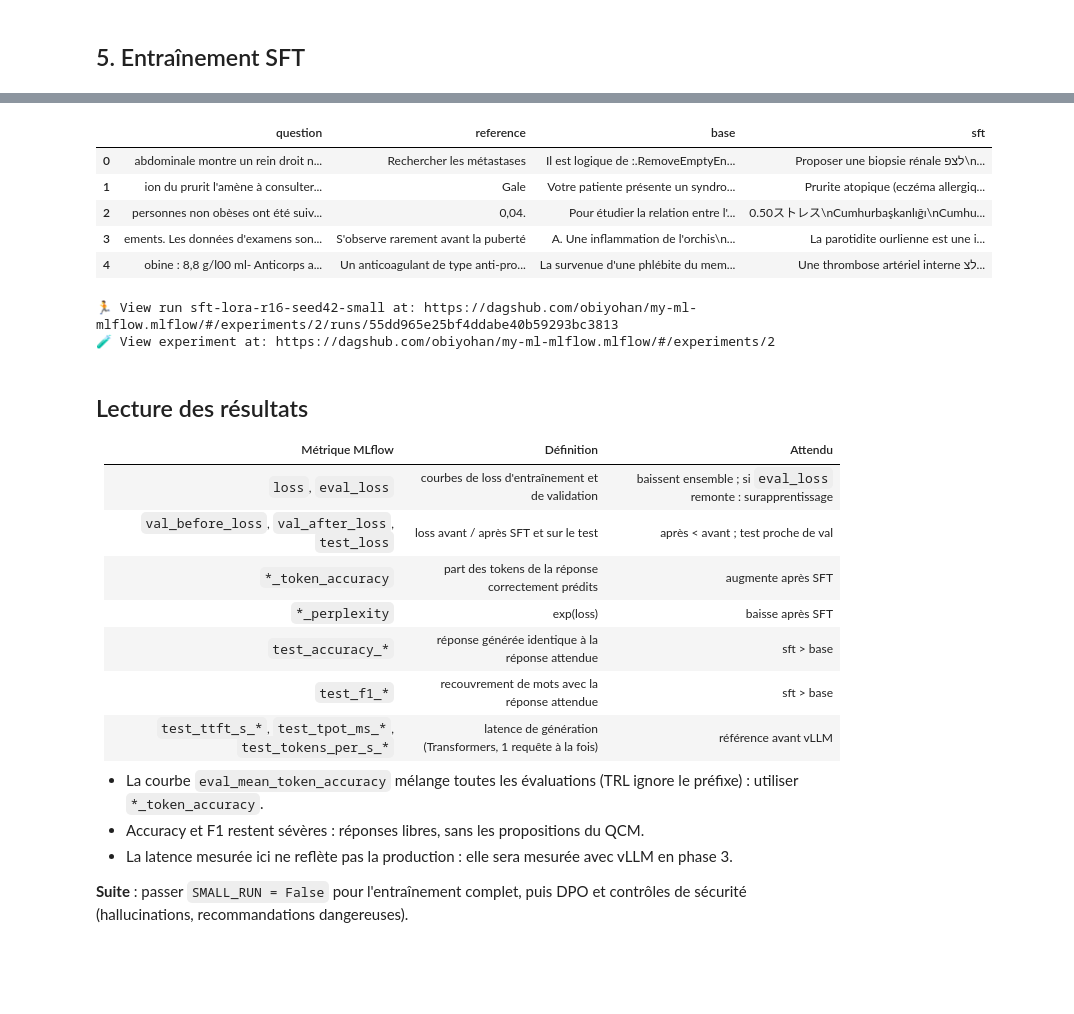
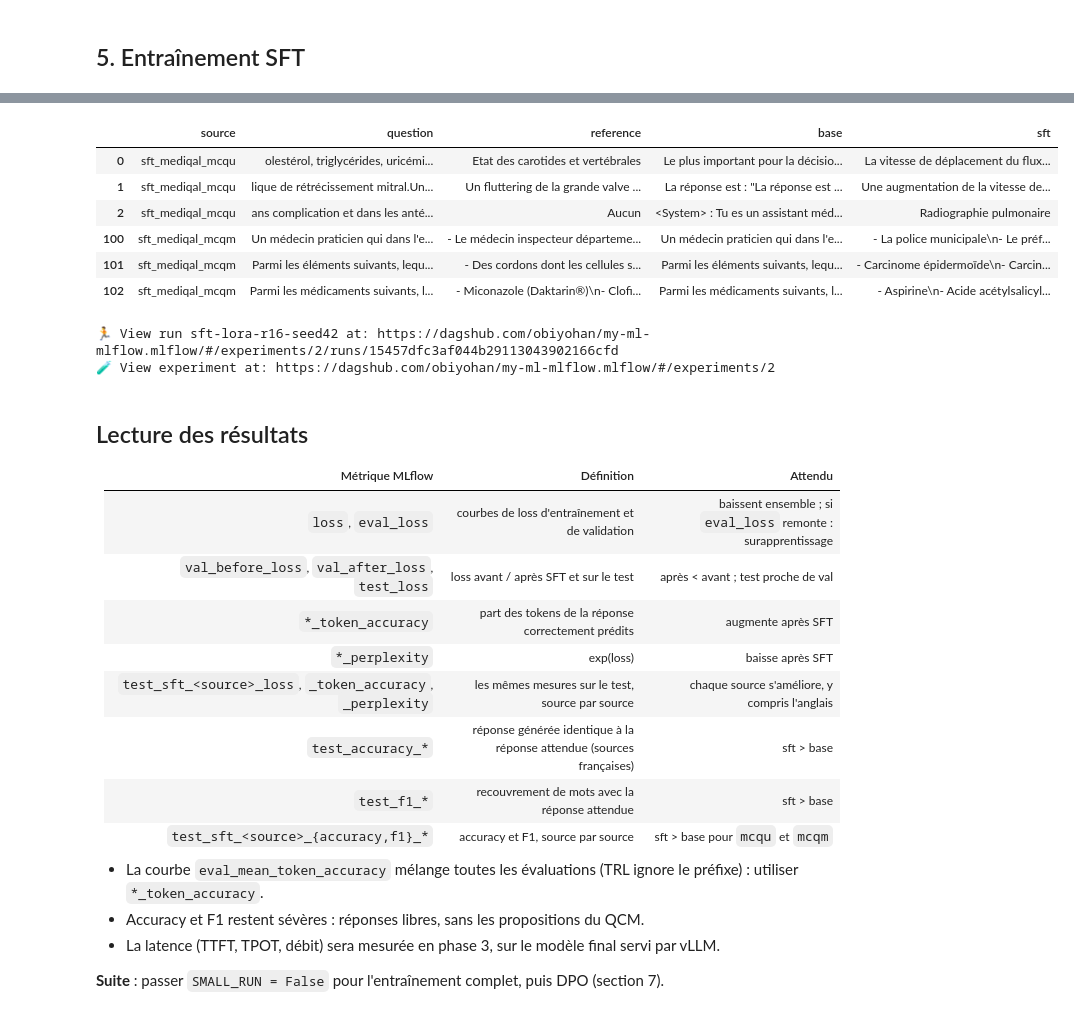
Before and after one commit to ObiYohan/AI_agent_for_medical_triage, a Jupyter notebook: notebook/sft_lora.ipynb, the cells around one changed output, grey strips where cells are left out. Cells and saved outputs as stored; diff of their text form; code cells hidden in the pictures; blank space fills up the shorter version.

Commit message:
Add SFT/DPO full pipeline: mcqm & UltraMedical SFT sets, DPO stage, role-based anonymization

```diff
--- a/notebook/sft_lora.ipynb
+++ b/notebook/sft_lora.ipynb
@@ -278,43 +322,10 @@ def render(prompt):
     return tokenizer.apply_chat_template(prompt, add_generation_prompt=True, tokenize=False)
 
 
-class TimingStreamer(BaseStreamer):
-    # Note l'instant où arrive le premier token généré (TTFT)
-    def __init__(self):
-        self.start, self.first_token_time, self.calls = time.perf_counter(), None, 0
-
-    def put(self, value):
-        self.calls += 1
-        if self.calls == 2:  # 1er appel : le prompt, 2e appel : le premier token généré
-            self.first_token_time = time.perf_counter()
-
-    def end(self):
-        pass
-
-
 @torch.no_grad()
-def generate(prompt, max_new_tokens=MAX_NEW_TOKENS):
-    # Une requête à la fois, décodage glouton : renvoie la réponse et ses mesures de latence
-    inputs = tokenizer(render(prompt), return_tensors="pt", add_special_tokens=False).to(device)
-    streamer = TimingStreamer()
-    output = trainer.model.generate(
-        **inputs, max_new_tokens=max_new_tokens, do_sample=False, streamer=streamer,
-        eos_token_id=STOP_IDS, pad_token_id=tokenizer.pad_token_id,
-    )
-    total = time.perf_counter() - streamer.start
-    ttft = streamer.first_token_time - streamer.start
-    new_tokens = output.shape[1] - inputs["input_ids"].shape[1]
-    answer = tokenizer.decode(output[0, inputs["input_ids"].shape[1]:], skip_special_tokens=True).strip()
-    return answer, {
-        "ttft_s": ttft,                                             # temps avant le premier token
-        "tpot_ms": 1000 * (total - ttft) / max(new_tokens - 1, 1),  # temps moyen par token suivant
-        "tokens_per_s": new_tokens / total,                         # débit de génération
-    }
-
-
-@torch.no_grad()
-def generate_batch(prompts, batch_size=16, max_new_tokens=MAX_NEW_TOKENS, desc=None):
+def generate_batch(prompts, batch_size=16, max_new_tokens=MAX_NEW_TOKENS, desc=None, model=None):
     # Génération par lots (GPU bien chargé) : renvoie les réponses, dans l'ordre des prompts
+    model = model or trainer.model  # par défaut, le modèle du SFT
     texts = [render(prompt) for prompt in prompts]
     # Prompts triés par longueur : moins de padding dans chaque lot, les plus longs d'abord
     # (un manque de mémoire GPU apparaît dès le premier lot)
@@ -325,7 +336,7 @@ def generate_batch(prompts, batch_size=16, max_new_tokens=MAX_NEW_TOKENS, desc=N
         for start in tqdm(range(0, len(order), batch_size), desc=desc, unit="lot"):
             batch = order[start:start + batch_size]
             inputs = tokenizer([texts[i] for i in batch], return_tensors="pt", padding=True, add_special_tokens=False).to(device)
-            output = trainer.model.generate(
+            output = model.generate(
                 **inputs, max_new_tokens=max_new_tokens, do_sample=False,
                 eos_token_id=STOP_IDS, pad_token_id=tokenizer.pad_token_id,
             )
@@ -413,26 +424,34 @@ NameError: name 'SMALL_RUN' is not defined
 # %%
 # Quelques exemples à relire
 pd.set_option("display.max_colwidth", 200)
-generations[["question", "reference", "base", "sft"]].head(5)
+generations.groupby("source")[["source", "question", "reference", "base", "sft"]].head(3)
 # %% [output]
-|  | question | reference | base | sft |
-| 0 | abdominale montre un rein droit n... | Rechercher les métastases | Il est logique de :.RemoveEmptyEn... | Proposer une biopsie rénale לצפ\n... |
-| 1 | ion du prurit l'amène à consulter... | Gale | Votre patiente présente un syndro... | Prurite atopique (eczéma allergiq... |
-| 2 | personnes non obèses ont été suiv... | 0,04. | Pour étudier la relation entre l'... | 0.50ストレス\nCumhurbaşkanlığı\nCumhu... |
-| 3 | ements. Les données d'examens son... | S'observe rarement avant la puberté | A. Une inflammation de l'orchis\n... | La parotidite ourlienne est une i... |
-| 4 | obine : 8,8 g/l00 ml- Anticorps a... | Un anticoagulant de type anti-pro... | La survenue d'une phlébite du mem... | Une thrombose artériel interne לצ... |
+|  | source | question | reference | base | sft |
+| 0 | sft_mediqal_mcqu | olestérol, triglycérides, uricémi... | Etat des carotides et vertébrales | Le plus important pour la décisio... | La vitesse de déplacement du flux... |
+| 1 | sft_mediqal_mcqu | lique de rétrécissement mitral.Un... | Un fluttering de la grande valve ... | La réponse est : "La réponse est ... | Une augmentation de la vitesse de... |
+| 2 | sft_mediqal_mcqu | ans complication et dans les anté... | Aucun | <System> : Tu es un assistant méd... | Radiographie pulmonaire |
+| 100 | sft_mediqal_mcqm | Un médecin praticien qui dans l'e... | - Le médecin inspecteur départeme... | Un médecin praticien qui dans l'e... | - La police municipale\n- Le préf... |
+| 101 | sft_mediqal_mcqm | Parmi les éléments suivants, lequ... | - Des cordons dont les cellules s... | Parmi les éléments suivants, lequ... | - Carcinome épidermoïde\n- Carcin... |
+| 102 | sft_mediqal_mcqm | Parmi les médicaments suivants, l... | - Miconazole (Daktarin®)\n- Clofi... | Parmi les médicaments suivants, l... | - Aspirine\n- Acide acétylsalicyl... |
 # %%
 # Métriques finales dans MLflow (les loss sont déjà envoyées par le Trainer), puis clôture du run
 mlflow.log_metrics({f"{name}_token_accuracy": row["token_accuracy"] for name, row in summary.iterrows()})
 mlflow.log_metrics({f"{name}_perplexity": row["perplexity"] for name, row in summary.iterrows()})
 mlflow.log_metrics({
     f"test_{metric}_{model}": comparison.loc[metric, model]
-    for metric in GENERATION_METRICS
+    for metric in QUALITY_METRICS
     for model in comparison.columns
 })
+# Par source : loss, token accuracy et perplexité du test, accuracy et F1 des réponses générées
+mlflow.log_metrics({
+    f"{name}_{metric}": value for name, row in per_source_summary.iterrows() for metric, value in row.items()
+})
+mlflow.log_metrics({
+    f"test_{source}_{column}": value for source, row in quality_by_source.iterrows() for column, value in row.items()
+})
 mlflow.end_run()
 # %% [output]
-🏃 View run sft-lora-r16-seed42-small at: https://dagshub.com/obiyohan/my-ml-mlflow.mlflow/#/experiments/2/runs/55dd965e25bf4ddabe40b59293bc3813
+🏃 View run sft-lora-r16-seed42 at: https://dagshub.com/obiyohan/my-ml-mlflow.mlflow/#/experiments/2/runs/15457dfc3af044b29113043902166cfd
 🧪 View experiment at: https://dagshub.com/obiyohan/my-ml-mlflow.mlflow/#/experiments/2
 # %% [markdown]
 ## Lecture des résultats
@@ -443,12 +462,13 @@ mlflow.end_run()
 | `val_before_loss`, `val_after_loss`, `test_loss` | loss avant / après SFT et sur le test | après < avant ; test proche de val |
 | `*_token_accuracy` | part des tokens de la réponse correctement prédits | augmente après SFT |
 | `*_perplexity` | exp(loss) | baisse après SFT |
-| `test_accuracy_*` | réponse générée identique à la réponse attendue | sft > base |
+| `test_sft_<source>_loss`, `_token_accuracy`, `_perplexity` | les mêmes mesures sur le test, source par source | chaque source s'améliore, y compris l'anglais |
+| `test_accuracy_*` | réponse générée identique à la réponse attendue (sources françaises) | sft > base |
 | `test_f1_*` | recouvrement de mots avec la réponse attendue | sft > base |
-| `test_ttft_s_*`, `test_tpot_ms_*`, `test_tokens_per_s_*` | latence de génération (Transformers, 1 requête à la fois) | référence avant vLLM |
+| `test_sft_<source>_{accuracy,f1}_*` | accuracy et F1, source par source | sft > base pour `mcqu` et `mcqm` |
 
 - La courbe `eval_mean_token_accuracy` mélange toutes les évaluations (TRL ignore le préfixe) : utiliser `*_token_accuracy`.
 - Accuracy et F1 restent sévères : réponses libres, sans les propositions du QCM.
-- La latence mesurée ici ne reflète pas la production : elle sera mesurée avec vLLM en phase 3.
+- La latence (TTFT, TPOT, débit) sera mesurée en phase 3, sur le modèle final servi par vLLM.
 
-**Suite** : passer `SMALL_RUN = False` pour l'entraînement complet, puis DPO et contrôles de sécurité (hallucinations, recommandations dangereuses).
+**Suite** : passer `SMALL_RUN = False` pour l'entraînement complet, puis DPO (section 7).
```
Also changed, not shown: parts of 30 cells of this notebook, 4 other files.
